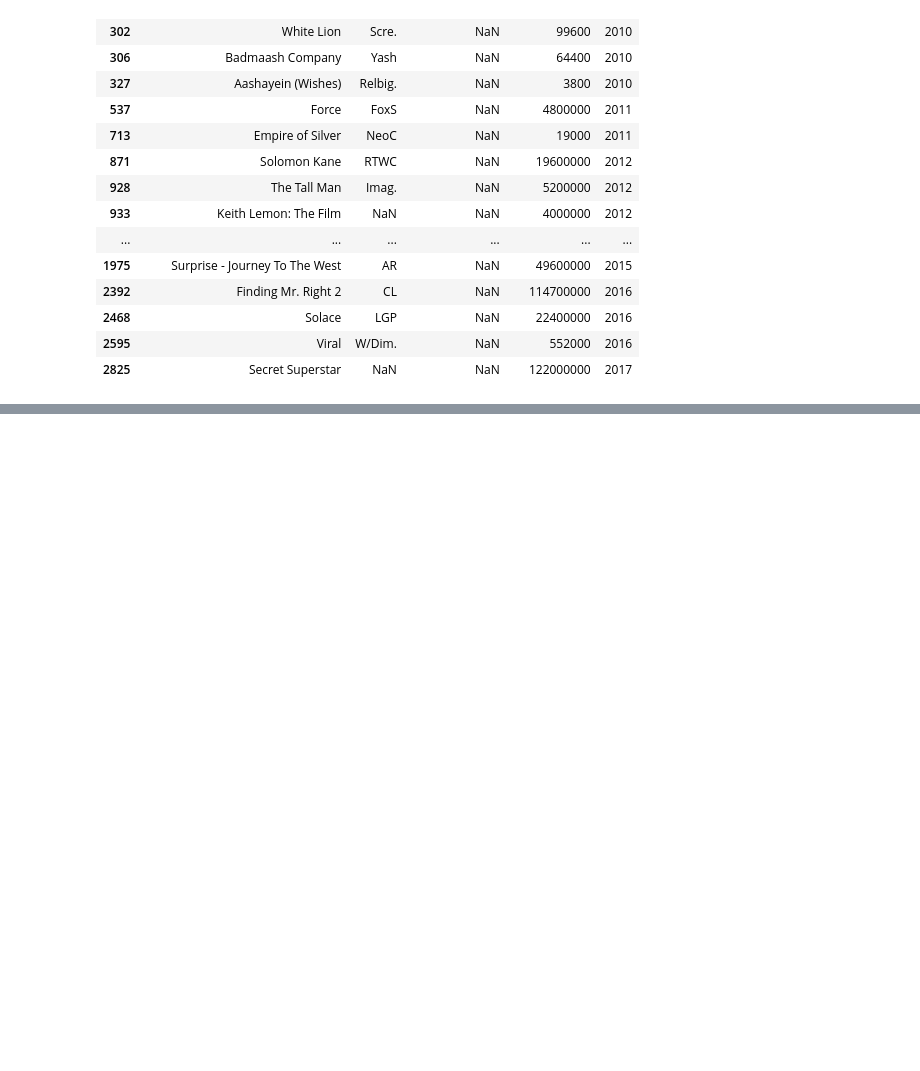
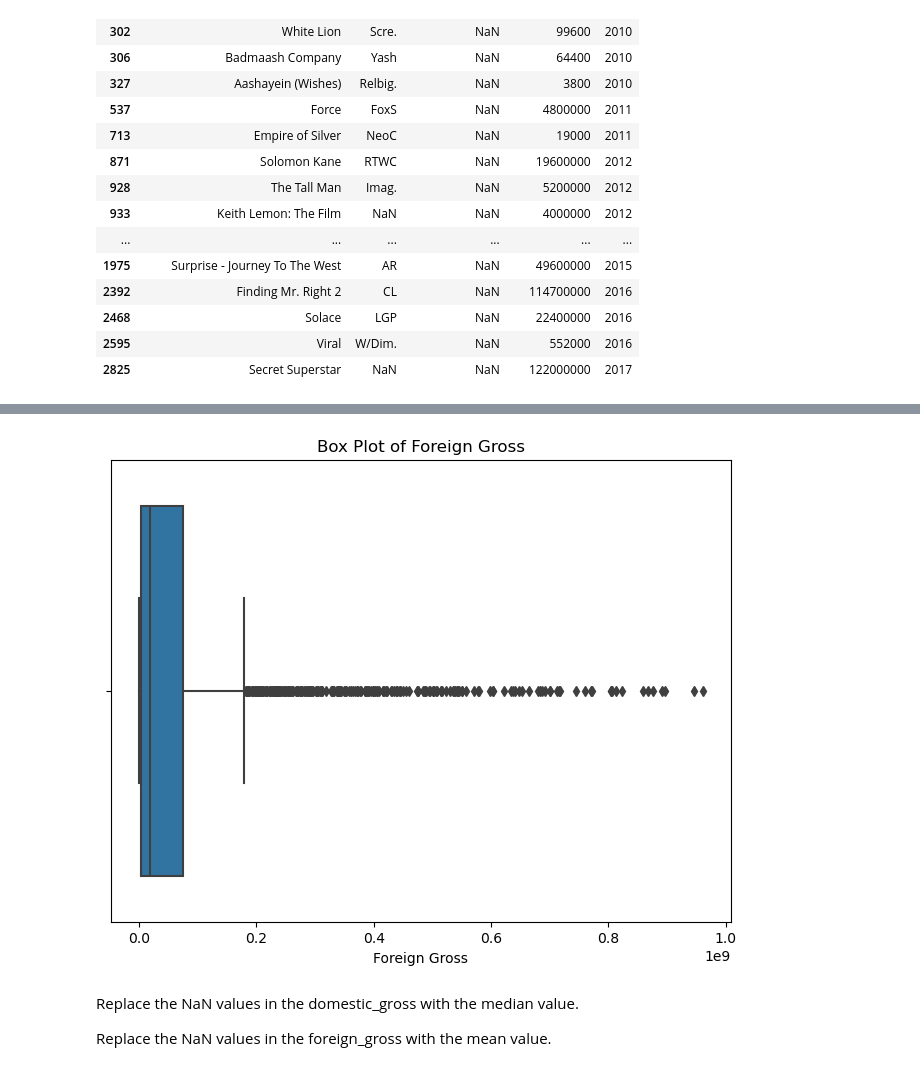
Before and after one commit to AwuorJ/dsc-phase-1-project-v2-3, a Jupyter notebook: student.ipynb, the cells around one changed output, grey strips where cells are left out. Saved outputs shown, nothing was run; the diff lists cells and outputs as text; code cells hidden in the pictures; blank space fills up the shorter version.

```diff
--- a/student.ipynb
+++ b/student.ipynb
@@ -110,0 +158,16 @@ null_values_domesticgross
+# %%
+df['foreign_gross'] = pd.to_numeric(df['foreign_gross'], errors='coerce')
+
+cleaned_df = df.dropna(subset=['foreign_gross'])
+
+plt.figure(figsize=(8, 6))
+sns.boxplot(x=cleaned_df['foreign_gross'])
+plt.title('Box Plot of Foreign Gross')
+plt.xlabel('Foreign Gross')
+plt.show()
+# %% [output]
+[figure, added]
+# %% [markdown]
+Replace the NaN values in the domestic_gross with the median value.
+
+Replace the NaN values in the foreign_gross with the mean value.
```
Also changed, not shown: parts of 4 cells of this notebook.
